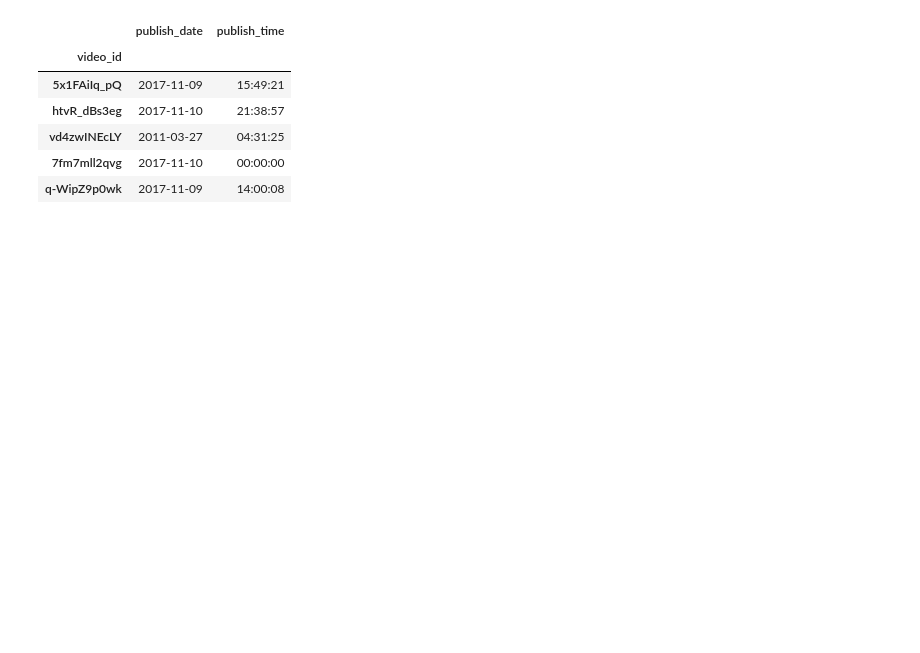
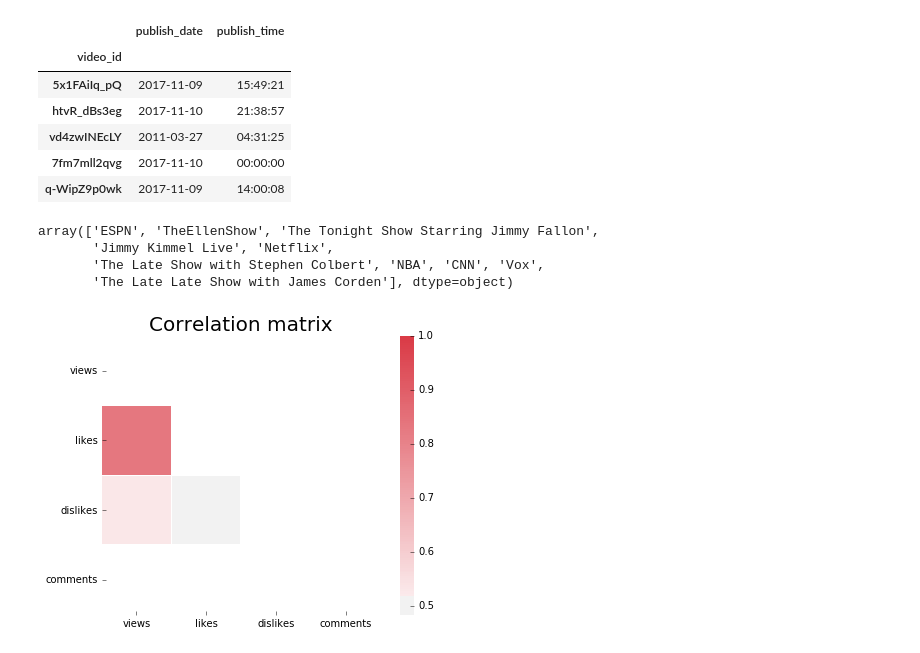
Before and after one commit to sleeping-neko/others, a Jupyter notebook: Proposed project.ipynb, the cells around one changed output. Drawn from its saved outputs; the diff is of its cells as text; code cells hidden in the pictures; blank space fills up the shorter version.

```diff
--- a/Proposed project.ipynb
+++ b/Proposed project.ipynb
@@ -40,3 +38,8 @@ my_df.sort_values(by = ['views'])
 # %%
-# channels =
-my_df['channel_title'].value_counts()
+# channels with the most videos produced
+my_df['channel_title'].value_counts().keys().values[0:10]
+# %% [output]
+array(['ESPN', 'TheEllenShow', 'The Tonight Show Starring Jimmy Fallon',
+       'Jimmy Kimmel Live', 'Netflix',
+       'The Late Show with Stephen Colbert', 'NBA', 'CNN', 'Vox',
+       'The Late Late Show with James Corden'], dtype=object)
@@ -47,27 +46,24 @@ my_df.info()
 # %%
 # corr_gb = gb_vid_df.loc[:,['views', 'likes', 'dislikes', 'comments']].corr()
 corr_us = my_df.loc[:,['views', 'likes', 'dislikes', 'comments']].corr()
 
 mask = np.zeros_like(corr_us, dtype=np.bool)
 mask[np.triu_indices_from(mask)] = True
 
 fig = plt.figure(figsize=(14, 5))
 gs = gridspec.GridSpec(1, 1, width_ratios=[1,1])
 cmap = sns.diverging_palette(220, 10, as_cmap=True)
 
-# ax1 = plt.subplot(gs[0,0])
-# ax1 = sns.heatmap(corr_gb, cmap=cmap, vmax=1, center=0.5,
-#             square=True, linewidths=.5, mask=mask)
-# ax1.set_title('Correlation matrix (GB)', fontsize=20)
-# plt.yticks(rotation=0)
 
 ax2 = plt.subplot(gs[0,0])
-ax1 = sns.heatmap(corr_us, cmap=cmap, vmax=1, center=0.5,
+ax2 = sns.heatmap(corr_us, cmap=cmap, vmax=1, center=0.5,
                   square=True, linewidths=.5, mask=mask)
-ax2.set_title('Correlation matrix (US)', fontsize=20)
+ax2.set_title('Correlation matrix', fontsize=20)
 plt.yticks(rotation=0)
 
 plt.show()
+# %% [output]
+[figure, added]
 # %%
 my_df['count_word']=my_df["title"].apply(lambda x: len(str(x).split()))
 plt.figure(figsize = (10, 10))
```
Also changed, not shown: parts of 8 cells of this notebook.
